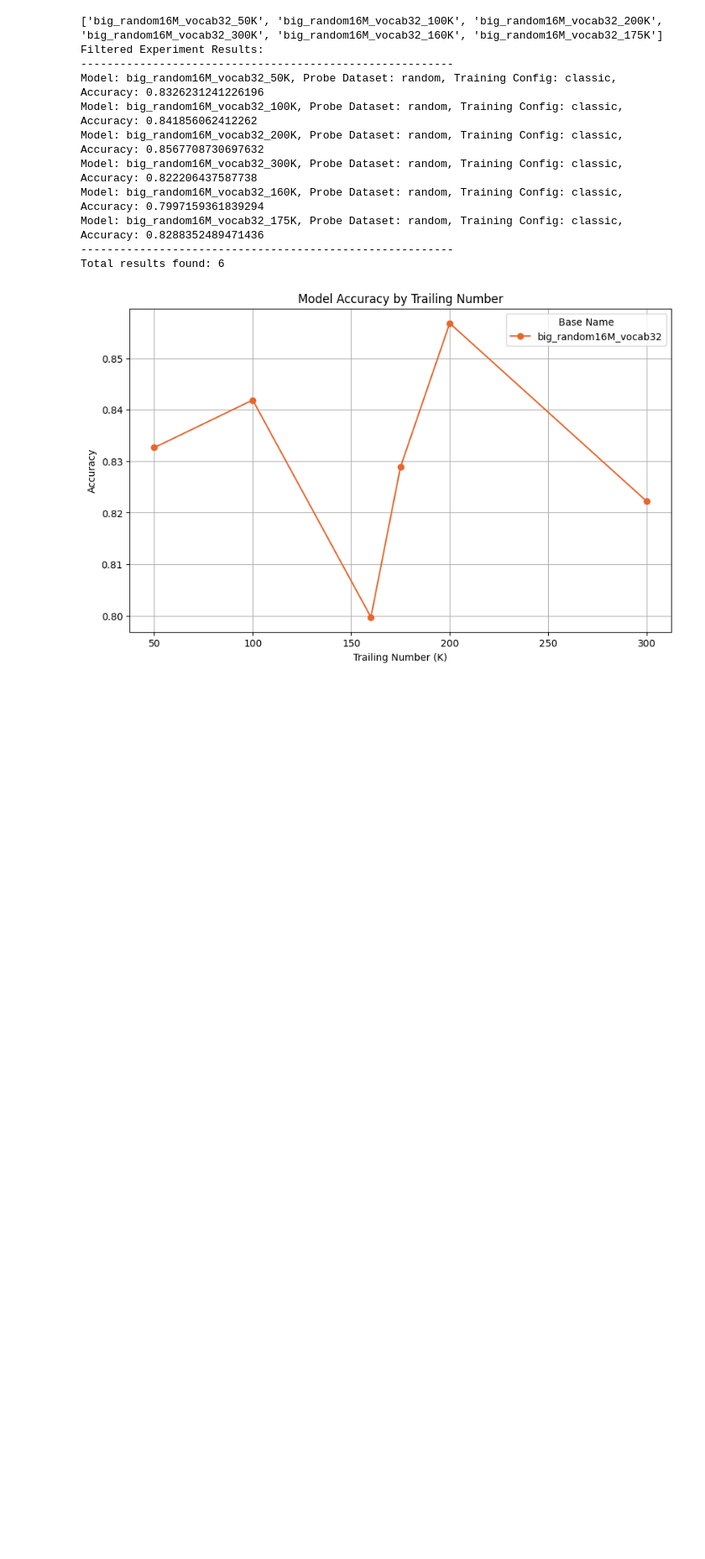
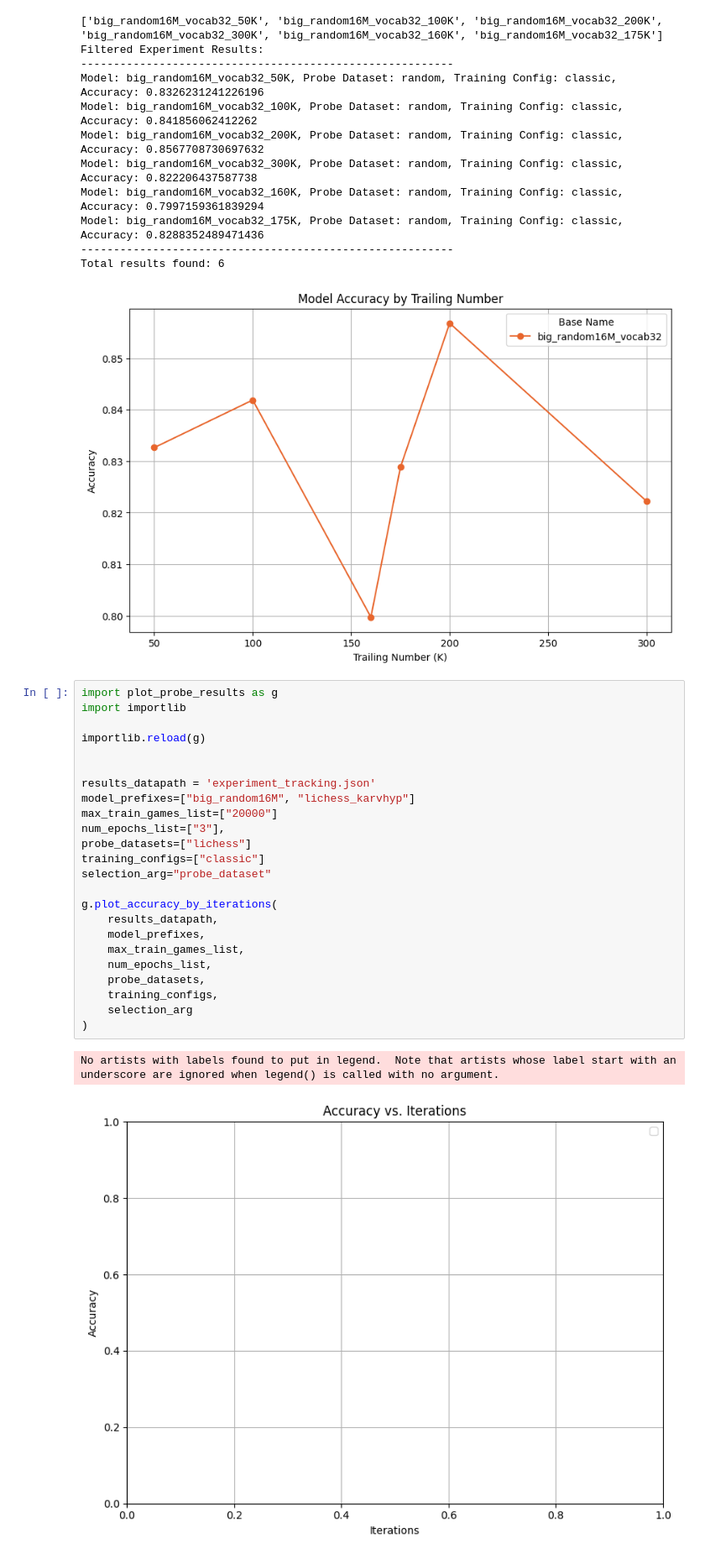
Before and after one commit to MarcosElFlamenco/NewInterpretability, a Jupyter notebook: view_probe_results.ipynb, the cells around one changed output. Shown: that part at 84% size. Cells and saved outputs as stored; diff of their text form; blank space fills up the shorter version.

Commit message:
probe result plotting started

```diff
--- a/view_probe_results.ipynb
+++ b/view_probe_results.ipynb
@@ -151,3 +151,30 @@ Model: big_random16M_vocab32_175K, Probe Dataset: random, Training Config: class
 ---------------------------------------------------------
 Total results found: 6
 [figure]
+# %%
+import plot_probe_results as g
+import importlib
+
+importlib.reload(g)
+
+
+results_datapath = 'experiment_tracking.json'
+model_prefixes=["big_random16M", "lichess_karvhyp"]
+max_train_games_list=["20000"]
+num_epochs_list=["3"],
+probe_datasets=["lichess"]
+training_configs=["classic"]
+selection_arg="probe_dataset"
+
+g.plot_accuracy_by_iterations(
+    results_datapath,
+    model_prefixes,
+    max_train_games_list,
+    num_epochs_list,
+    probe_datasets,
+    training_configs,
+    selection_arg
+)
+# %% [output]
+No artists with labels found to put in legend.  Note that artists whose label start with an underscore are ignored when legend() is called with no argument.
+[figure, added]
```
Also changed, not shown: 3 other files.
